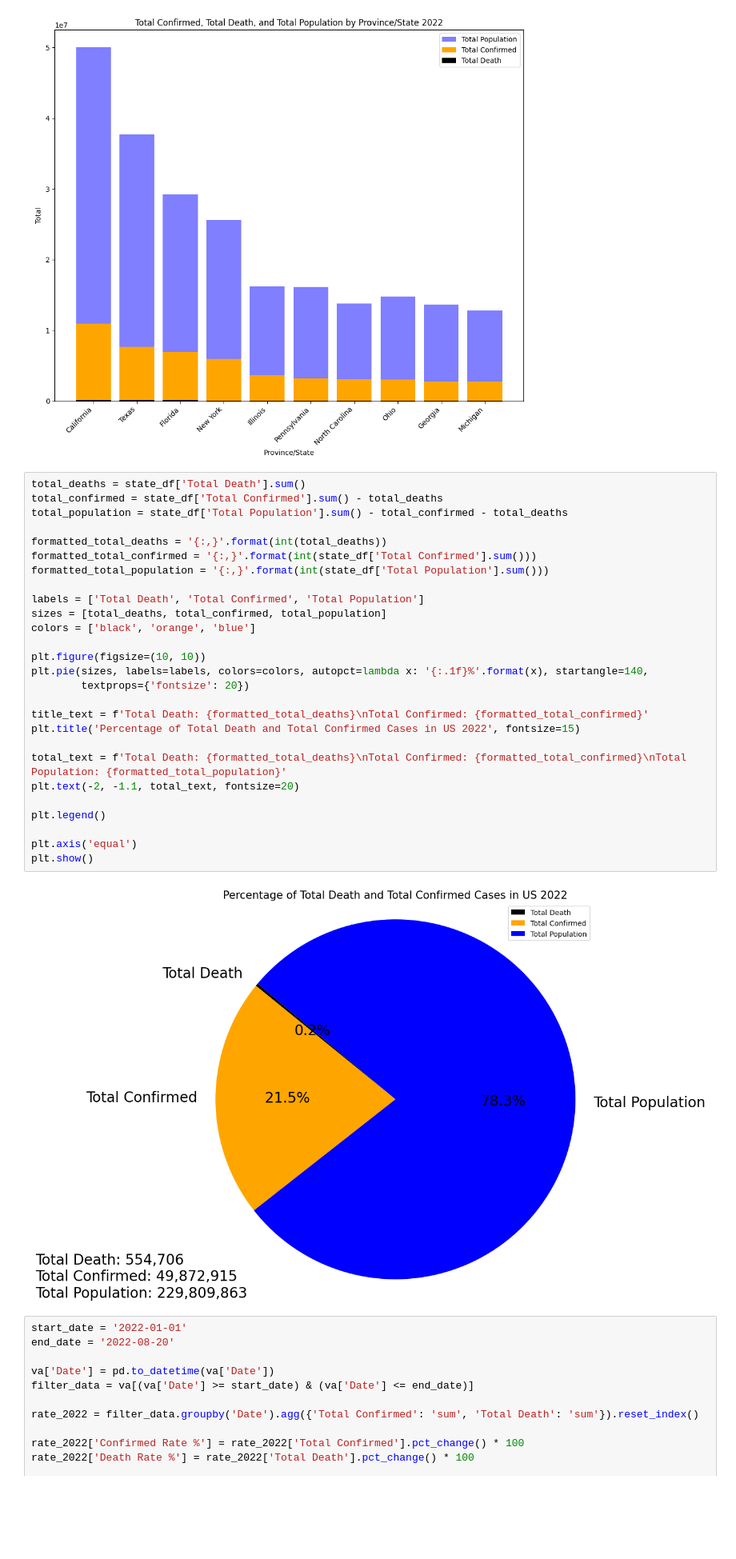
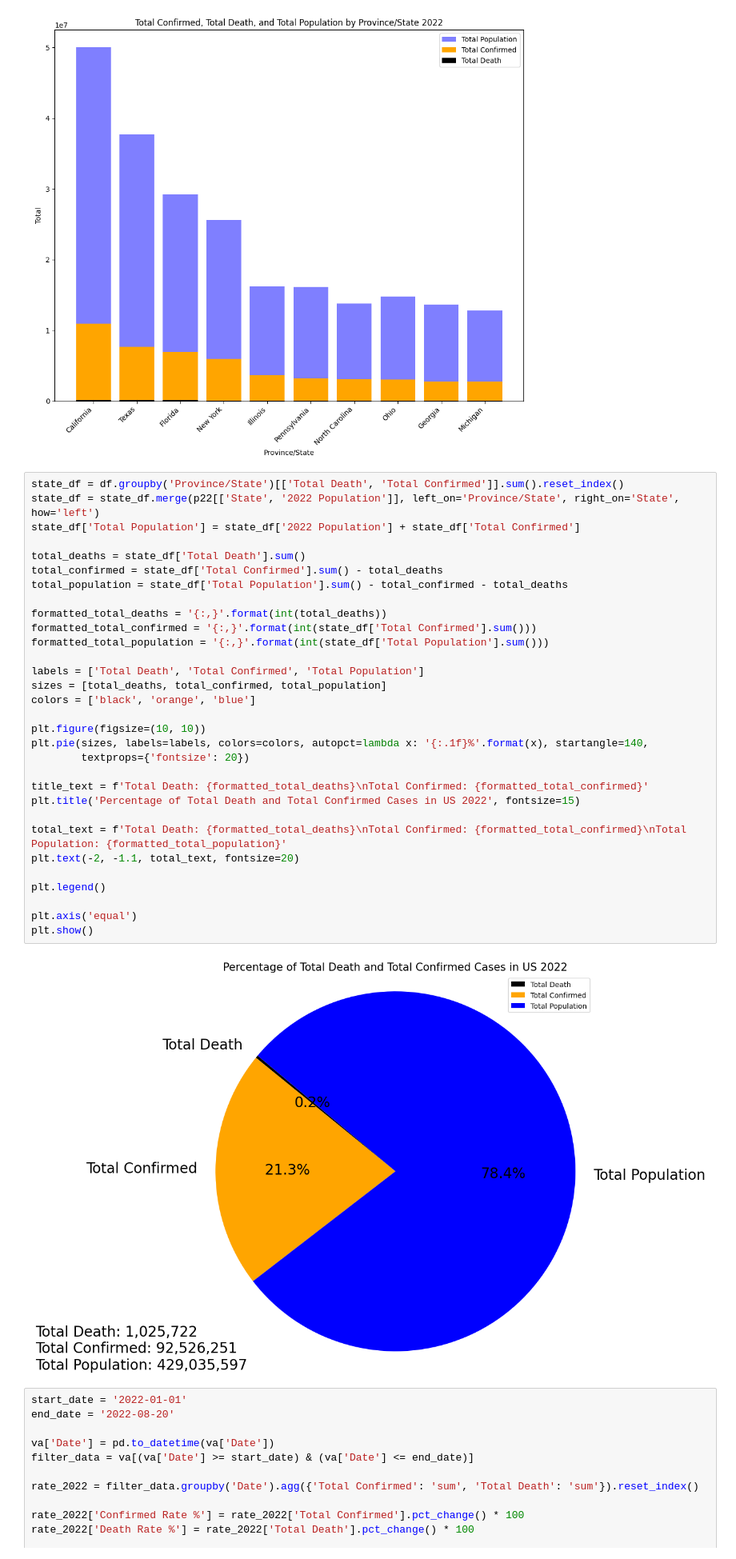
Before and after one commit to AppleBoiy/cs203-c19-analysis, a Jupyter notebook: code/ranking.ipynb, the cells around one changed output. Shown: that part at 80% size. Cells and saved outputs as stored; diff of their text form; blank space fills up the shorter version.

```diff
--- a/code/ranking.ipynb
+++ b/code/ranking.ipynb
@@ -377,34 +285,38 @@ plt.show()
 # %% [output]
 [figure]
 # %%
+state_df = df.groupby('Province/State')[['Total Death', 'Total Confirmed']].sum().reset_index()
+state_df = state_df.merge(p22[['State', '2022 Population']], left_on='Province/State', right_on='State', how='left')
+state_df['Total Population'] = state_df['2022 Population'] + state_df['Total Confirmed']
+
 total_deaths = state_df['Total Death'].sum()
 total_confirmed = state_df['Total Confirmed'].sum() - total_deaths
 total_population = state_df['Total Population'].sum() - total_confirmed - total_deaths
 
 formatted_total_deaths = '{:,}'.format(int(total_deaths))
 formatted_total_confirmed = '{:,}'.format(int(state_df['Total Confirmed'].sum()))
 formatted_total_population = '{:,}'.format(int(state_df['Total Population'].sum()))
 
 labels = ['Total Death', 'Total Confirmed', 'Total Population']
 sizes = [total_deaths, total_confirmed, total_population]
 colors = ['black', 'orange', 'blue']
 
 plt.figure(figsize=(10, 10))
 plt.pie(sizes, labels=labels, colors=colors, autopct=lambda x: '{:.1f}%'.format(x), startangle=140,
         textprops={'fontsize': 20})
 
 title_text = f'Total Death: {formatted_total_deaths}\nTotal Confirmed: {formatted_total_confirmed}'
 plt.title('Percentage of Total Death and Total Confirmed Cases in US 2022', fontsize=15)
 
 total_text = f'Total Death: {formatted_total_deaths}\nTotal Confirmed: {formatted_total_confirmed}\nTotal Population: {formatted_total_population}'
 plt.text(-2, -1.1, total_text, fontsize=20)
 
 plt.legend()
 
 plt.axis('equal')
 plt.show()
 # %% [output]
-[figure, old version]
+[figure, new version]
 # %%
 start_date = '2022-01-01'
 end_date = '2022-08-20'
```
Also changed, not shown: parts of 7 cells of this notebook.
